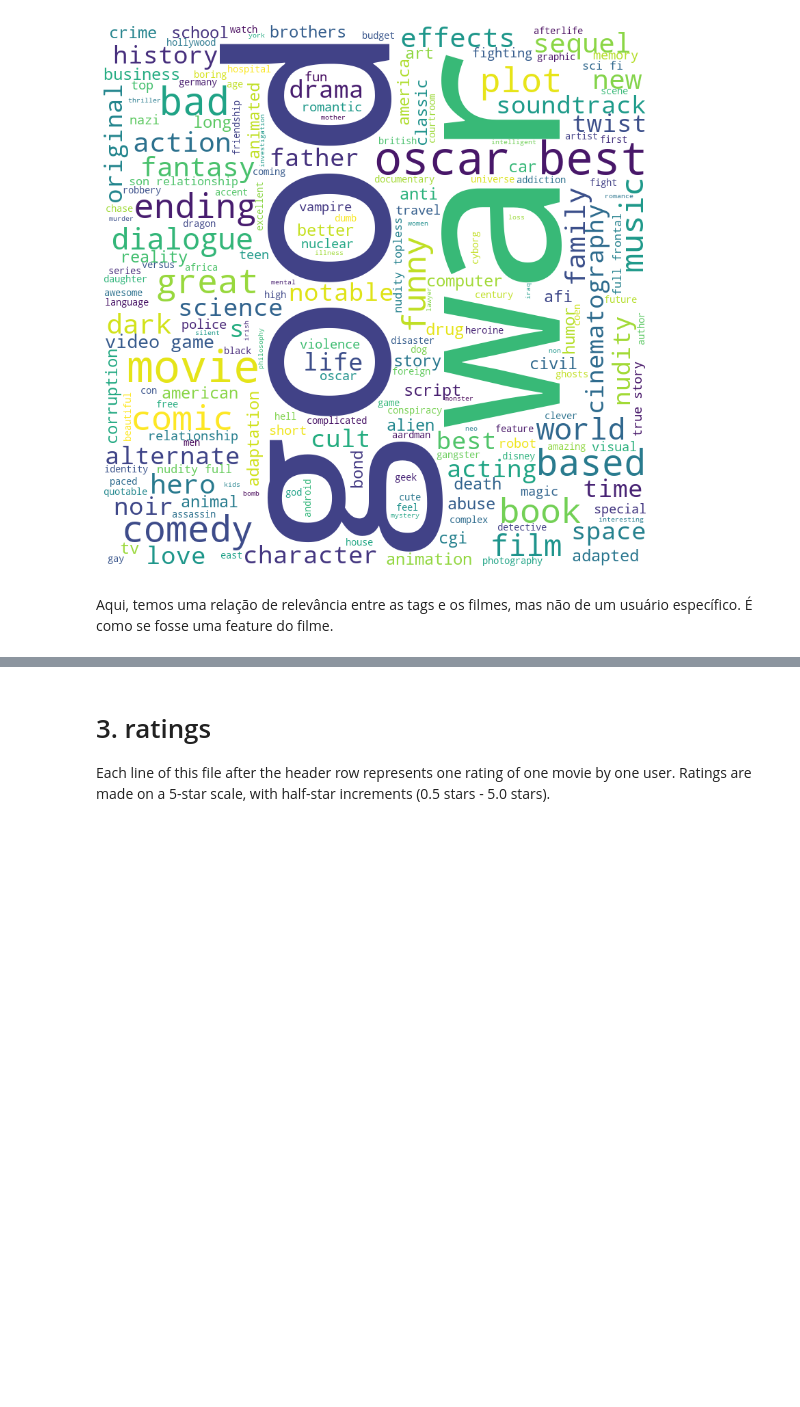
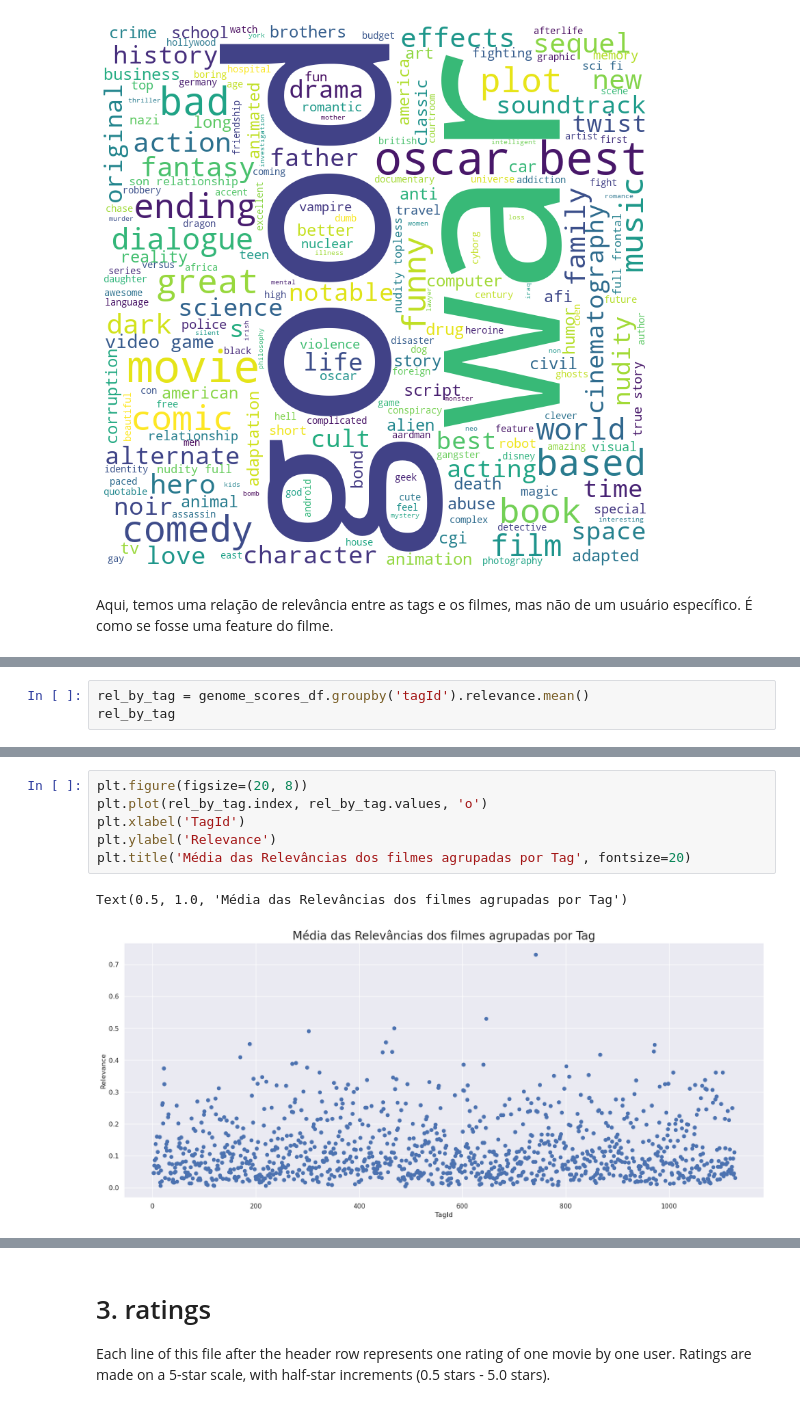
Before and after one commit to MC855FilmesParaTi/machinelearning, a Jupyter notebook: notebooks/1-lfb-initial-data-exploration.ipynb, the cells around one changed output, grey strips where cells are left out. Drawn from its saved outputs; the diff is of its cells as text; blank space fills up the shorter version.

```diff
--- a/notebooks/1-lfb-initial-data-exploration.ipynb
+++ b/notebooks/1-lfb-initial-data-exploration.ipynb
@@ -159,0 +178,3 @@ Aqui, temos uma relação de relevância entre as tags e os filmes, mas não de
+# %%
+rel_by_tag = genome_scores_df.groupby('tagId').relevance.mean()
+rel_by_tag
@@ -159,0 +195,9 @@ Aqui, temos uma relação de relevância entre as tags e os filmes, mas não de
+# %%
+plt.figure(figsize=(20, 8))
+plt.plot(rel_by_tag.index, rel_by_tag.values, 'o')
+plt.xlabel('TagId')
+plt.ylabel('Relevance')
+plt.title('Média das Relevâncias dos filmes agrupadas por Tag', fontsize=20)
+# %% [output]
+Text(0.5, 1.0, 'Média das Relevâncias dos filmes agrupadas por Tag')
+[figure, added]
```
Also changed, not shown: parts of 29 cells of this notebook.
